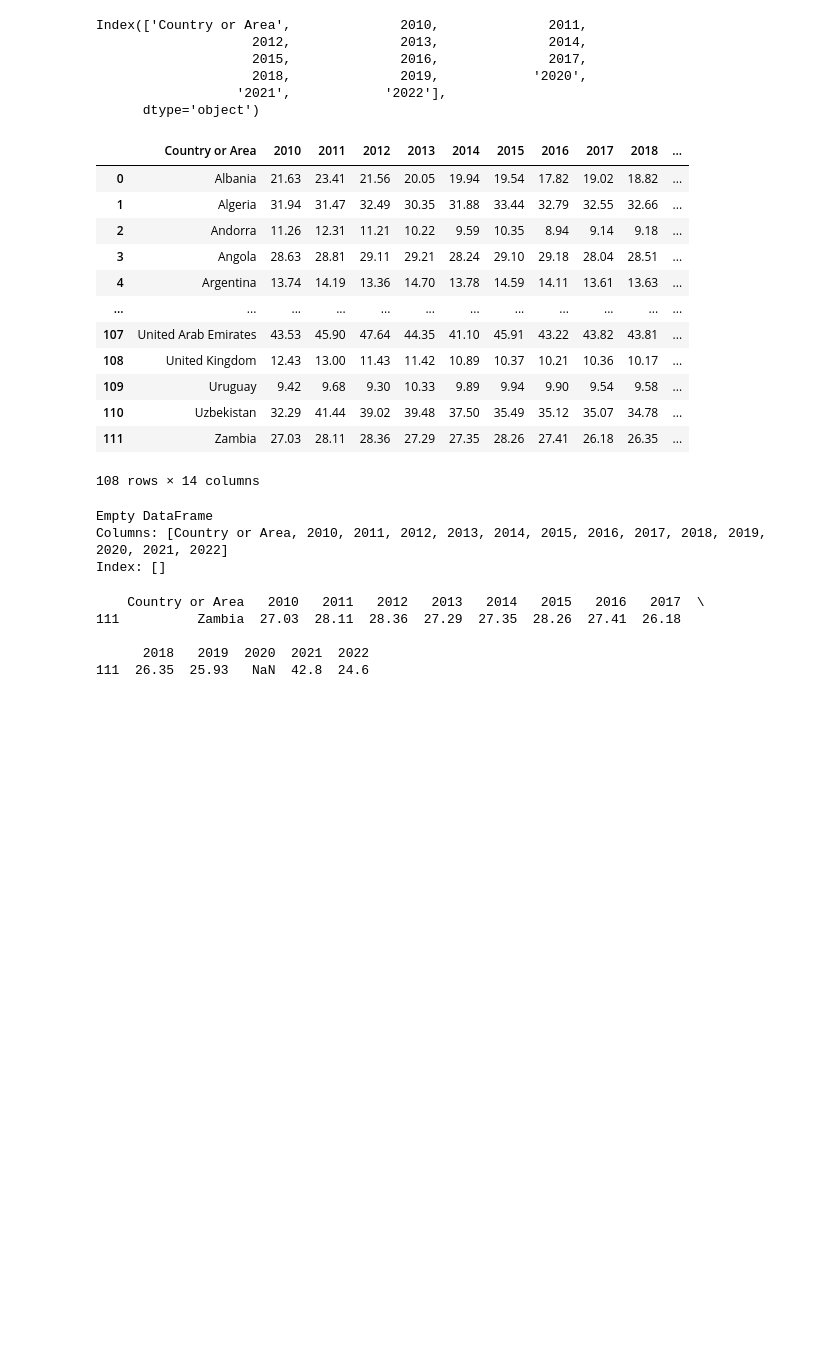
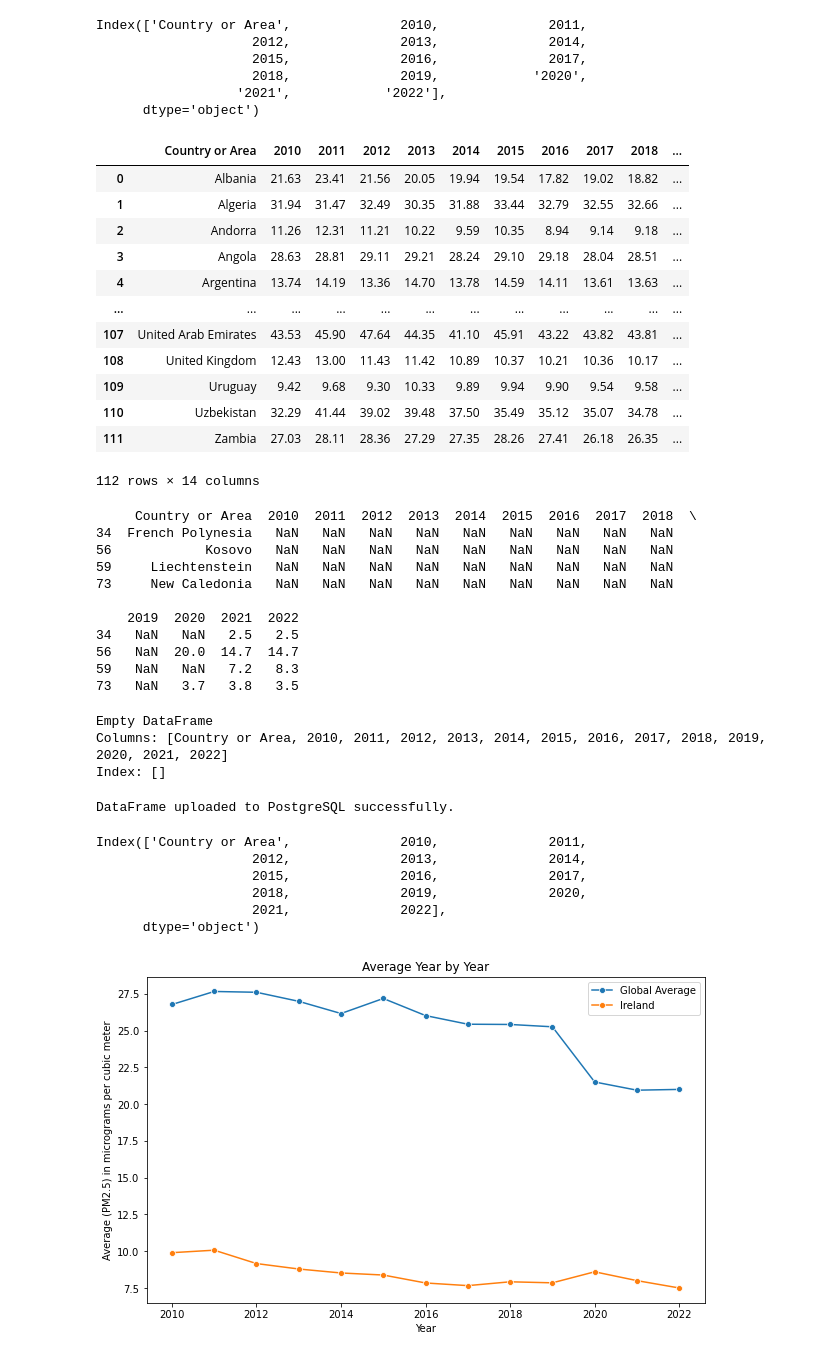
Before and after one commit to BrianRiera/CA_Database-Analytics, a Jupyter notebook: air_pollution..ipynb, the cells around one changed output. Saved outputs shown, nothing was run; the diff lists cells and outputs as text; code cells hidden in the pictures; blank space fills up the shorter version.

```diff
--- a/air_pollution..ipynb
+++ b/air_pollution..ipynb
@@ -243,16 +245,19 @@ Index(['Country or Area',              2010,              2011,
 # Replace '--' with NaN
 air_poll_df.replace('--', np.nan, inplace=True)
 
-# Convert the columns to numeric
-air_poll_df['2020'] = pd.to_numeric(air_poll_df['2020'])
-air_poll_df['2021'] = pd.to_numeric(air_poll_df['2021'])
-air_poll_df['2022'] = pd.to_numeric(air_poll_df['2022'])
+
+air_poll_df.rename(columns={'2020': 2020, '2021': 2021, '2022': 2022}, inplace=True)
+
+
+air_poll_df[2020] = pd.to_numeric(air_poll_df[2020])
+air_poll_df[2021] = pd.to_numeric(air_poll_df[2021])
+air_poll_df[2022] = pd.to_numeric(air_poll_df[2022])
 
 # Use backward fill for 2020
-air_poll_df['2020'] = air_poll_df['2020'].combine_first(air_poll_df[2019])
+air_poll_df[2020] = air_poll_df[2020].combine_first(air_poll_df[2019])
 
 # Use forward fill for 2021
-air_poll_df['2021'] = air_poll_df['2021'].combine_first(air_poll_df['2022'])
+air_poll_df[2021] = air_poll_df[2021].combine_first(air_poll_df[2022])
 air_poll_df
 # %% [output]
 |  | Country or Area | 2010 | 2011 | 2012 | 2013 | 2014 | 2015 | 2016 | 2017 | 2018 | ... |
@@ -267,20 +272,26 @@ air_poll_df
 | 109 | Uruguay | 9.42 | 9.68 | 9.30 | 10.33 | 9.89 | 9.94 | 9.90 | 9.54 | 9.58 | ... |
 | 110 | Uzbekistan | 32.29 | 41.44 | 39.02 | 39.48 | 37.50 | 35.49 | 35.12 | 35.07 | 34.78 | ... |
 | 111 | Zambia | 27.03 | 28.11 | 28.36 | 27.29 | 27.35 | 28.26 | 27.41 | 26.18 | 26.35 | ... |
-108 rows × 14 columns
+112 rows × 14 columns
 # %%
 # Check for null values in the entire DataFrame
 print(air_poll_df[air_poll_df.isnull().any(axis=1)])
 # %% [output]
-Empty DataFrame
-Columns: [Country or Area, 2010, 2011, 2012, 2013, 2014, 2015, 2016, 2017, 2018, 2019, 2020, 2021, 2022]
-Index: []
+     Country or Area  2010  2011  2012  2013  2014  2015  2016  2017  2018  \
+34  French Polynesia   NaN   NaN   NaN   NaN   NaN   NaN   NaN   NaN   NaN
+56            Kosovo   NaN   NaN   NaN   NaN   NaN   NaN   NaN   NaN   NaN
+59     Liechtenstein   NaN   NaN   NaN   NaN   NaN   NaN   NaN   NaN   NaN
+73     New Caledonia   NaN   NaN   NaN   NaN   NaN   NaN   NaN   NaN   NaN
+
+    2019  2020  2021  2022
+34   NaN   NaN   2.5   2.5
+56   NaN  20.0  14.7  14.7
+59   NaN   NaN   7.2   8.3
+73   NaN   3.7   3.8   3.5
 # %%
 air_poll_df.drop([34, 56, 59, 73], inplace=True)
 print(air_poll_df[air_poll_df.isnull().any(axis=1)])
 # %% [output]
-    Country or Area   2010   2011   2012   2013   2014   2015   2016   2017  \
-111          Zambia  27.03  28.11  28.36  27.29  27.35  28.26  27.41  26.18
-
-      2018   2019  2020  2021  2022
-111  26.35  25.93   NaN  42.8  24.6
+Empty DataFrame
+Columns: [Country or Area, 2010, 2011, 2012, 2013, 2014, 2015, 2016, 2017, 2018, 2019, 2020, 2021, 2022]
+Index: []
@@ -288,0 +298,41 @@ print(air_poll_df[air_poll_df.isnull().any(axis=1)])
+# %%
+# Upload to postgres
+try:
+    engine = create_engine('postgresql://dap:dap@192.168.56.30:5432/climate')
+
+    air_poll_df.to_sql('air_pollution', engine, index=False, if_exists='replace')
+
+    print('DataFrame uploaded to PostgreSQL successfully.')
+
+except Exception as e:
+    print('Error:', e)
+# %% [output]
+DataFrame uploaded to PostgreSQL successfully.
+# %%
+print(air_poll_df.columns)
+# %% [output]
+Index(['Country or Area',              2010,              2011,
+                    2012,              2013,              2014,
+                    2015,              2016,              2017,
+                    2018,              2019,              2020,
+                    2021,              2022],
+      dtype='object')
+# %%
+yearly_average = air_poll_df[list(range(2010, 2023))].mean()
+ireland_air_poll = air_poll_df[air_poll_df['Country or Area'] == 'Ireland']
+
+plt.figure(figsize=(10, 6))
+
+sns.lineplot(x=range(2010, 2023), y=yearly_average.values, label='Global Average', marker='o')
+sns.lineplot(x=range(2010, 2023), y=ireland_air_poll[list(range(2010, 2023))].mean().values, label='Ireland', marker='o')
+
+
+plt.xlabel('Year')
+plt.ylabel('Average (PM2.5) in micrograms per cubic meter')
+plt.title('Average Year by Year')
+
+
+plt.legend()
+plt.show()
+# %% [output]
+[figure, added]
```
Also changed, not shown: parts of 3 cells of this notebook, 3 other files.
